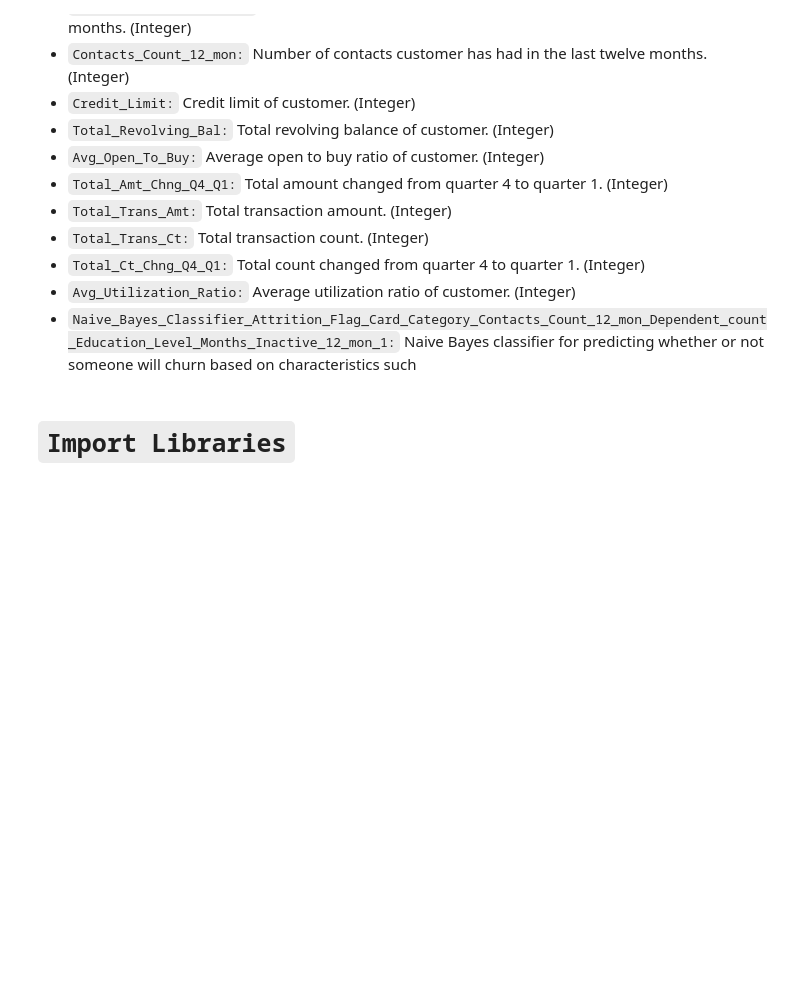
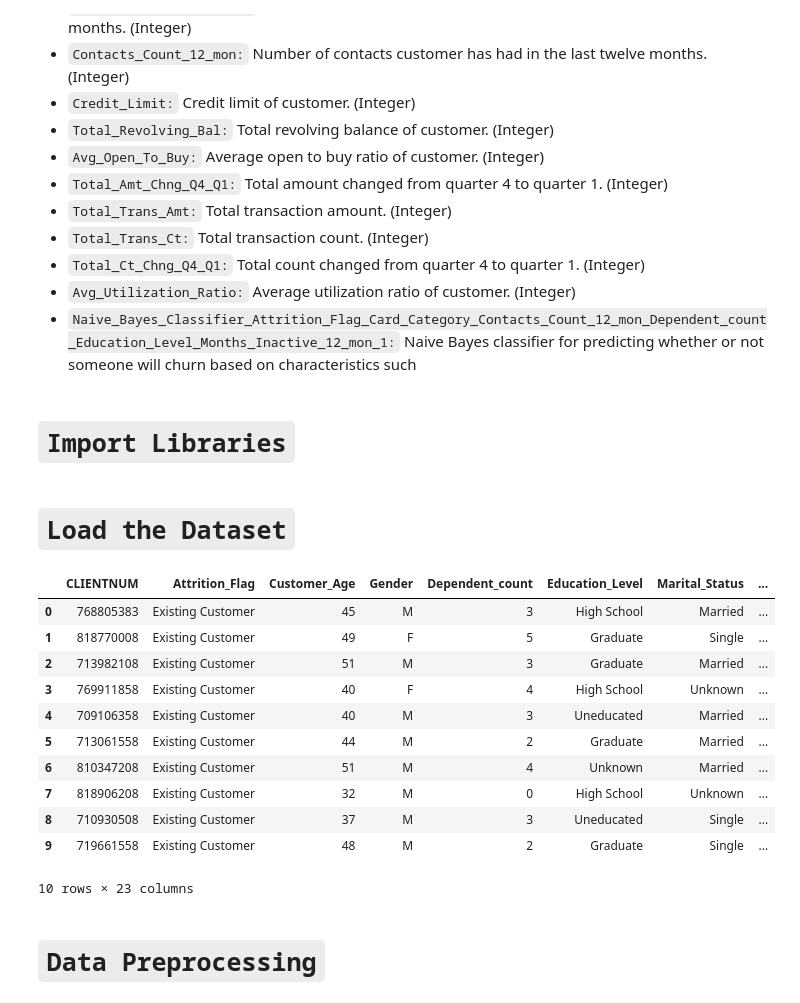
Before and after one commit to prashantpq/Data-Science-Internship, a Jupyter notebook: Week_3/Customer_Segmentation/main.ipynb, the cells around one changed output. Saved outputs shown, nothing was run; the diff lists cells and outputs as text; code cells hidden in the pictures; blank space fills up the shorter version.

Commit message:
loaded the dataset

```diff
--- a/Week_3/Customer_Segmentation/main.ipynb
+++ b/Week_3/Customer_Segmentation/main.ipynb
@@ -37,0 +60,22 @@ This dataset contains a wealth of customer information collected from within a c
+# %% [markdown]
+# `Load the Dataset`
+# %%
+df = pd.read_csv('Data/BankChurners.csv')
+
+# Display the first 10 rows of the dataset
+df.head(10)
+# %% [output]
+|  | CLIENTNUM | Attrition_Flag | Customer_Age | Gender | Dependent_count | Education_Level | Marital_Status | ... |
+| 0 | 768805383 | Existing Customer | 45 | M | 3 | High School | Married | ... |
+| 1 | 818770008 | Existing Customer | 49 | F | 5 | Graduate | Single | ... |
+| 2 | 713982108 | Existing Customer | 51 | M | 3 | Graduate | Married | ... |
+| 3 | 769911858 | Existing Customer | 40 | F | 4 | High School | Unknown | ... |
+| 4 | 709106358 | Existing Customer | 40 | M | 3 | Uneducated | Married | ... |
+| 5 | 713061558 | Existing Customer | 44 | M | 2 | Graduate | Married | ... |
+| 6 | 810347208 | Existing Customer | 51 | M | 4 | Unknown | Married | ... |
+| 7 | 818906208 | Existing Customer | 32 | M | 0 | High School | Unknown | ... |
+| 8 | 710930508 | Existing Customer | 37 | M | 3 | Uneducated | Single | ... |
+| 9 | 719661558 | Existing Customer | 48 | M | 2 | Graduate | Single | ... |
+10 rows × 23 columns
+# %% [markdown]
+# `Data Preprocessing`
```
Also changed, not shown: parts of 7 cells of this notebook.
